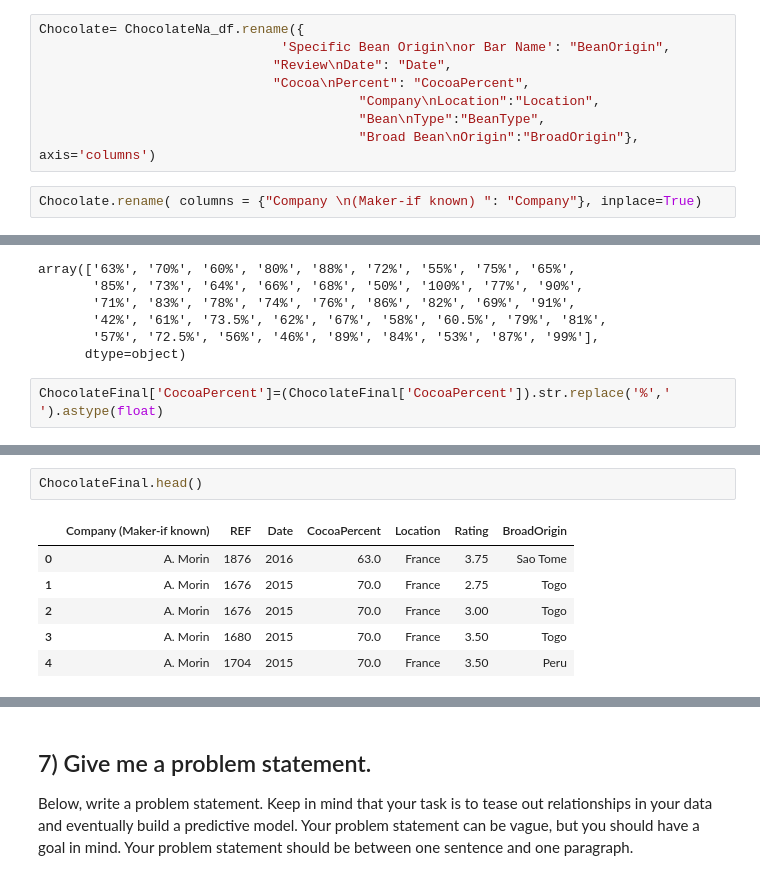
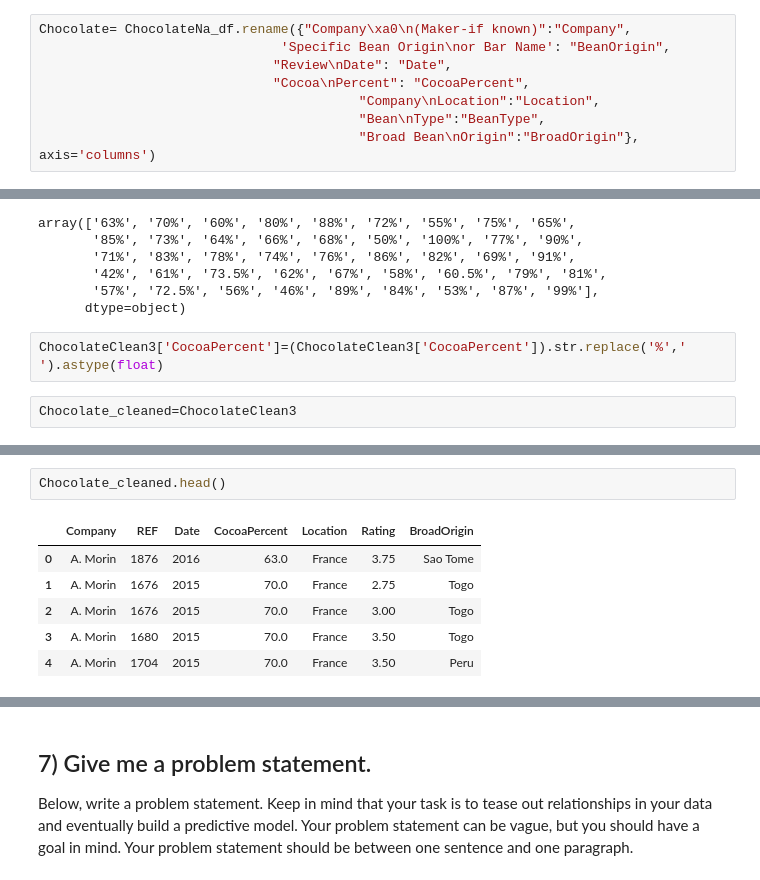
Before and after one commit to greeeneg/final-project, a Jupyter notebook: final-project.ipynb, the cells around one changed output, grey strips where cells are left out. Drawn from its saved outputs; the diff is of its cells as text.

```diff
--- a/final-project.ipynb
+++ b/final-project.ipynb
@@ -199,15 +201,13 @@ BroadOrigin                  1721 non-null object
 dtypes: float64(1), int64(2), object(6)
 memory usage: 126.3+ KB
 # %%
-Chocolate= ChocolateNa_df.rename({
+Chocolate= ChocolateNa_df.rename({"Company\xa0\n(Maker-if known)":"Company",
                                'Specific Bean Origin\nor Bar Name': "BeanOrigin",
                               "Review\nDate": "Date",
                               "Cocoa\nPercent": "CocoaPercent",
                                          "Company\nLocation":"Location",
                                          "Bean\nType":"BeanType",
                                          "Broad Bean\nOrigin":"BroadOrigin"}, axis='columns')
-# %%
-Chocolate.rename( columns = {"Company \n(Maker-if known) ": "Company"}, inplace=True)
 # %%
 Chocolate.head()
 # %% [output]
@@ -426,4 +439,6 @@ array(['63%', '70%', '60%', '80%', '88%', '72%', '55%', '75%', '65%',
        '57%', '72.5%', '56%', '46%', '89%', '84%', '53%', '87%', '99%'],
       dtype=object)
 # %%
-ChocolateFinal['CocoaPercent']=(ChocolateFinal['CocoaPercent']).str.replace('%',' ').astype(float)
+ChocolateClean3['CocoaPercent']=(ChocolateClean3['CocoaPercent']).str.replace('%',' ').astype(float)
+# %%
+Chocolate_cleaned=ChocolateClean3
@@ -430,7 +464,7 @@ ChocolateFinal['CocoaPercent']=(ChocolateFinal['CocoaPercent']).str.replace('%',
 # %%
-ChocolateFinal.head()
+Chocolate_cleaned.head()
 # %% [output]
-|  | Company (Maker-if known) | REF | Date | CocoaPercent | Location | Rating | BroadOrigin |
+|  | Company | REF | Date | CocoaPercent | Location | Rating | BroadOrigin |
 | 0 | A. Morin | 1876 | 2016 | 63.0 | France | 3.75 | Sao Tome |
 | 1 | A. Morin | 1676 | 2015 | 70.0 | France | 2.75 | Togo |
 | 2 | A. Morin | 1676 | 2015 | 70.0 | France | 3.00 | Togo |
```
Also changed, not shown: parts of 26 cells of this notebook.
